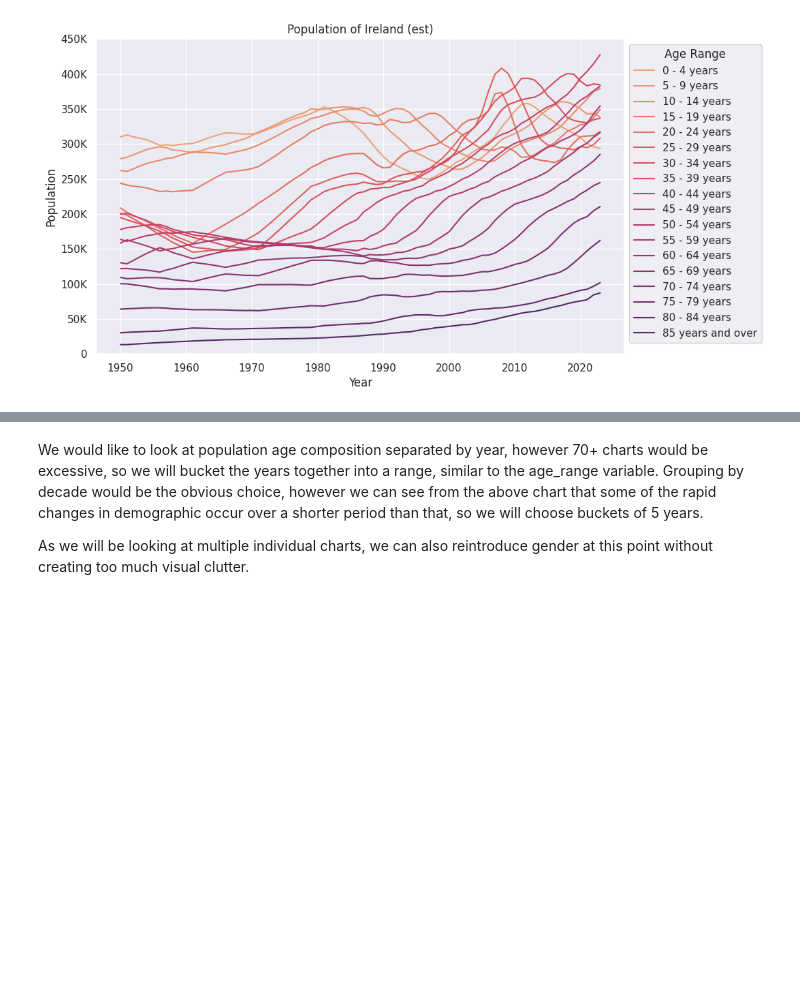
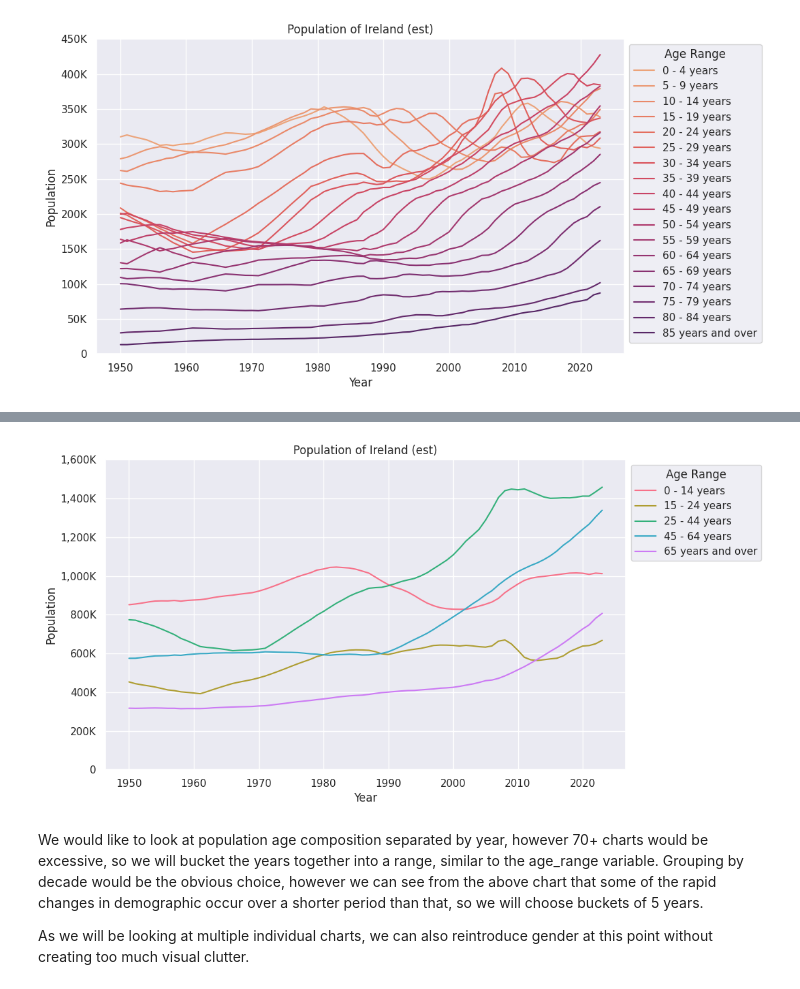
Before and after one commit to step-hen-burke/ca1, a Jupyter notebook: 00_initial_exploration.ipynb, the cells around one changed output, grey strips where cells are left out. Drawn from its saved outputs; the diff is of its cells as text; code cells hidden in the pictures; blank space fills up the shorter version.

```diff
--- a/00_initial_exploration.ipynb
+++ b/00_initial_exploration.ipynb
@@ -28,12 +28,11 @@ We first load the dataframe from csv and change the column names to snake_case b
 We will apply the same column transformation to multiple csvs throughout the notebook, so we create a function that can be reused later.
 # %%
 def read_csv_and_fix_names(filename):
-    # TODO - make it easier to load automatically retrieved data which may have a dynamically assigned filename
     df = pd.read_csv(filename)
     df = df.rename(columns={x: x.lower().replace(' ', '_') for x in df.columns})
     return df
 
-population_df = read_csv_and_fix_names('data/population_estimates_1950_2023.csv')
+population_df = read_csv_and_fix_names('data/population_estimates.csv')
 print(population_df.dtypes)
 print(population_df.shape)
 population_df.head(15)
@@ -512,3 +520,18 @@ sns.move_legend(p, "upper left", bbox_to_anchor=(1, 1))
+# %%
+alt_cover =  ['0 - 14 years', '15 - 24 years', '25 - 44 years', '45 - 64 years','65 years and over']
+
+alt_both_sexes_age_df =  both_sexes_df[both_sexes_df['age_group'].isin(alt_cover)]
+
+fig, ax = plt.subplots(figsize=(10, 6))
+p = sns.lineplot(alt_both_sexes_age_df, x='year', y='value', hue='age_group', palette=sns.color_palette("husl", n_colors=len(alt_cover)))
+p.set(title='Population of Ireland (est)', xlabel='Year', ylabel='Population', ylim=(0,None))
+ylabs = ['{:,.0f}K'.format(x) if x > 0.1 else 0 for x in p.get_yticks()]
+p.set_yticks(p.get_yticks())
+p.set_yticklabels(ylabs)
+p.legend(title='Age Range')
+sns.move_legend(p, "upper left", bbox_to_anchor=(1, 1))
+# %% [output]
+[figure, added]
 # %% [markdown]
 We would like to look at population age composition separated by year, however 70+ charts would be excessive, so we will bucket the years together into a range, similar to the age_range variable. Grouping by decade would be the obvious choice, however we can see from the above chart that some of the rapid changes in demographic occur over a shorter period than that, so we will choose buckets of 5 years.
 
```
Also changed, not shown: parts of 15 cells of this notebook, 1 other file.
